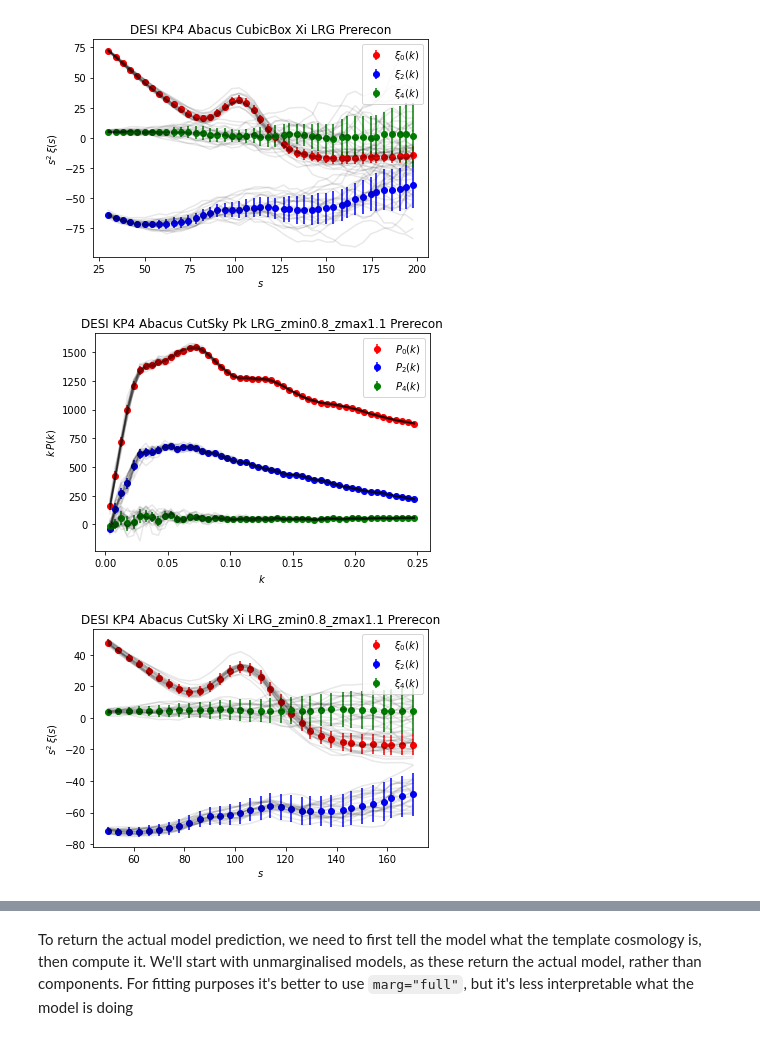
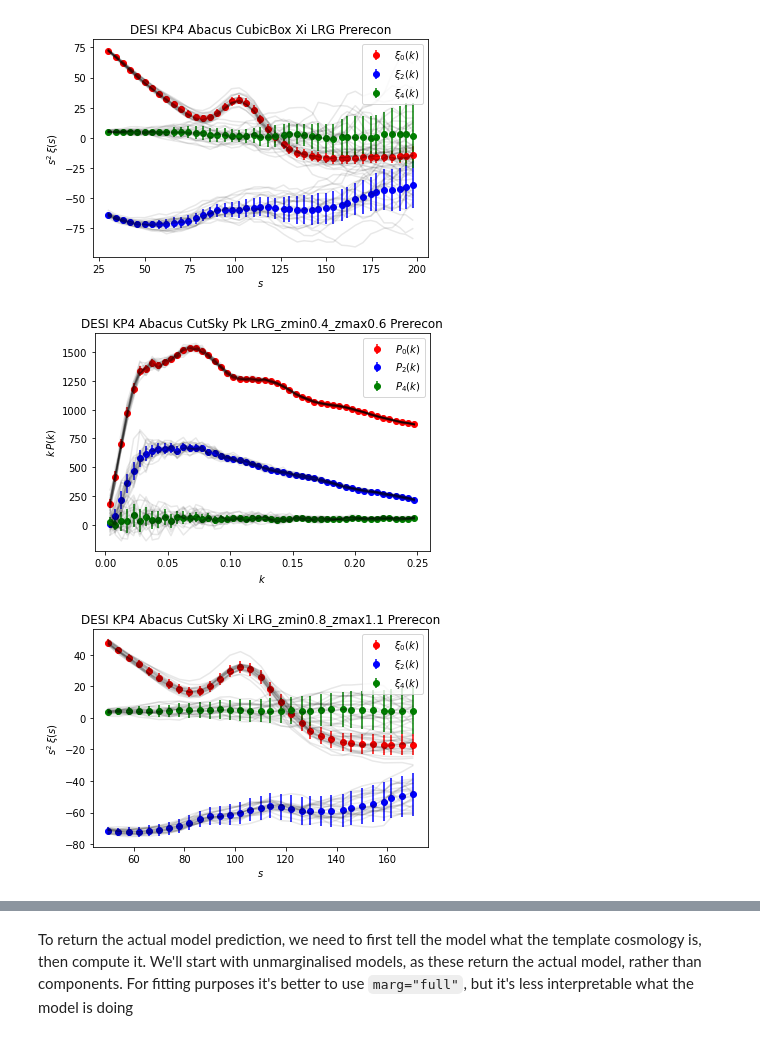
Before and after one commit to Samreay/Barry, a Jupyter notebook: DESI_KP4_EXAMPLES.ipynb, the cells around one changed output, grey strips where cells are left out. Cells and saved outputs as stored; diff of their text form; code cells hidden in the pictures.

```diff
--- a/DESI_KP4_EXAMPLES.ipynb
+++ b/DESI_KP4_EXAMPLES.ipynb
@@ -40,7 +41,7 @@ from barry.datasets.dataset_power_spectrum import PowerSpectrum_DESI_KP4
 from barry.datasets.dataset_correlation_function import CorrelationFunction_DESI_KP4
 
 # Lets read in a single instance of the data and have a look
-dataset = PowerSpectrum_DESI_KP4()
+dataset = PowerSpectrum_DESI_KP4(mocktype="abacus_cutsky")
 data = dataset.get_data()[0]
 print(data)
 
@@ -109,10 +105,10 @@ def plot_pk(dataset):
             c=color[m],
             label=label[m],
         )
-        for i in range(data["num_mocks"]):
+        for i in range(len(dataset.mock_data)):
             dataset.set_realisation(i)  # Changes the realisation to one of the mocks, and plots that.
             data = dataset.get_data()[0]
-            plt.errorbar(ks, ks * data[pk][0], marker="None", ls="-", c="k", alpha=1.0 / data["num_mocks"]**(3.0/4.0))
+            plt.errorbar(ks, ks * data[pk][0], marker="None", ls="-", c="k", alpha=1.0 / len(dataset.mock_data)**(3.0/4.0))
     plt.xlabel(r"$k$")
     plt.ylabel(r"$k\,P(k)$")
     plt.title(dataset.name)
@@ -139,10 +135,10 @@ def plot_xi(dataset):
             c=color[m],
             label=label[m],
         )
-        for i in range(data["num_mocks"]):
+        for i in range(len(dataset.mock_data)):
             dataset.set_realisation(i)  # Changes the realisation to one of the mocks, and plots that.
             data = dataset.get_data()[0]
-            plt.errorbar(ss, ss ** 2 * data[xi], marker="None", ls="-", c='k', alpha=1.0 / data["num_mocks"]**(3.0/4.0))
+            plt.errorbar(ss, ss ** 2 * data[xi], marker="None", ls="-", c='k', alpha=1.0 / len(dataset.mock_data)**(3.0/4.0))
     plt.xlabel(r"$s$")
     plt.ylabel(r"$s^{2}\,\xi(s)$")
     plt.title(dataset.name)
@@ -182,14 +178,14 @@ These should all be 1: [-5.46064962e+00  5.18958616e+00 -1.03856018e+01 -6.39720
 [figure]
 # %%
 # Let's try a different k-range, mock type and redshift bin
-dataset = PowerSpectrum_DESI_KP4(mocktype="abacus_cutsky", min_k=0.0, max_k=0.25, redshift_bin=3)
+dataset = PowerSpectrum_DESI_KP4(mocktype="abacus_cutsky", min_k=0.0, max_k=0.25, redshift_bin=1)
 plot_pk(dataset)
 
 # Let's try a different s-range, mock type and redshift bin
 dataset = CorrelationFunction_DESI_KP4(mocktype="abacus_cutsky", min_dist=50.0, max_dist=170.0, redshift_bin=3)
 plot_xi(dataset)
 # %% [output]
-[figure, old version]
+[figure, new version]
 [figure]
 # %%
 # Let's try all the possible tracers, mocktypes and redshift bins
```
Also changed, not shown: parts of 12 cells of this notebook, 2 other files.
